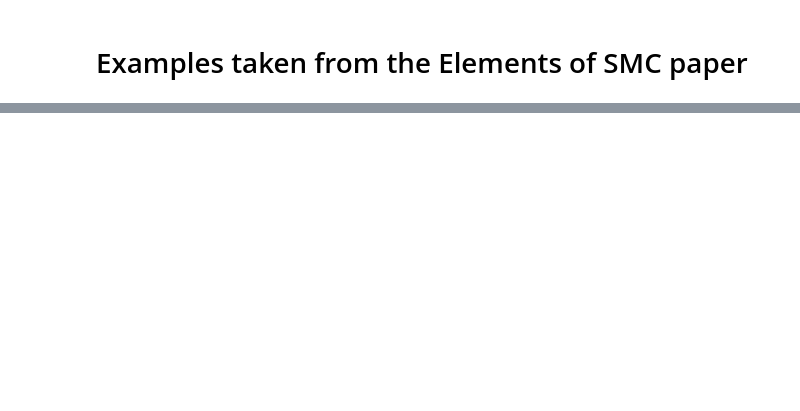
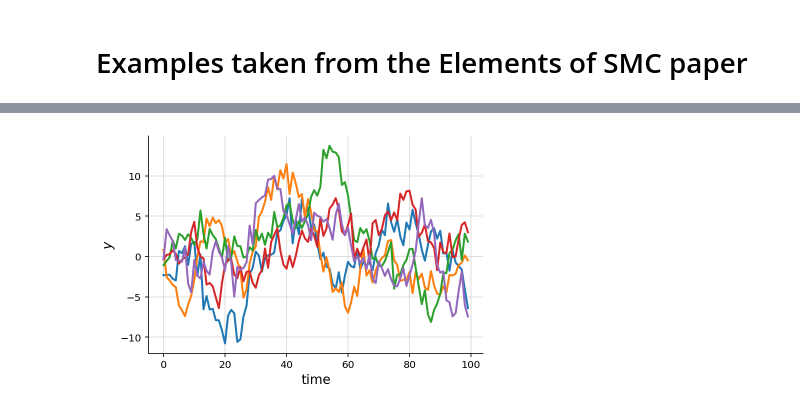
Before and after one commit to gerdm/misc, a Jupyter notebook: 2022-01/non-markovian-gaussian-sequence-model.ipynb, the cells around one changed output, grey strips where cells are left out. Saved outputs shown, nothing was run; the diff lists cells and outputs as text; code cells hidden in the pictures; blank space fills up the shorter version.

```diff
--- a/2022-01/non-markovian-gaussian-sequence-model.ipynb
+++ b/2022-01/non-markovian-gaussian-sequence-model.ipynb
@@ -79,0 +169,16 @@ plt.ylabel("$y$", fontsize=13);
+# %%
+key = jax.random.PRNGKey(314)
+
+
+phi, q, beta, r = 0.9, 1.0, 0.5, 1.0
+seq_model = NonMarkovianSM(phi, beta, q, r)
+hist_target = seq_model.sample(key, 100, 5)
+observations = hist_target["y"]
+
+for sample in hist_target["y"]:
+    plt.plot(sample, linewidth=2)
+
+plt.xlabel("time", fontsize=13)
+plt.ylabel("$y$", fontsize=13)
+plt.grid(alpha=0.5)
+# %% [output]
@@ -79,0 +186 @@ plt.ylabel("$y$", fontsize=13);
+[figure, added]
```
Also changed, not shown: parts of 14 cells of this notebook.
